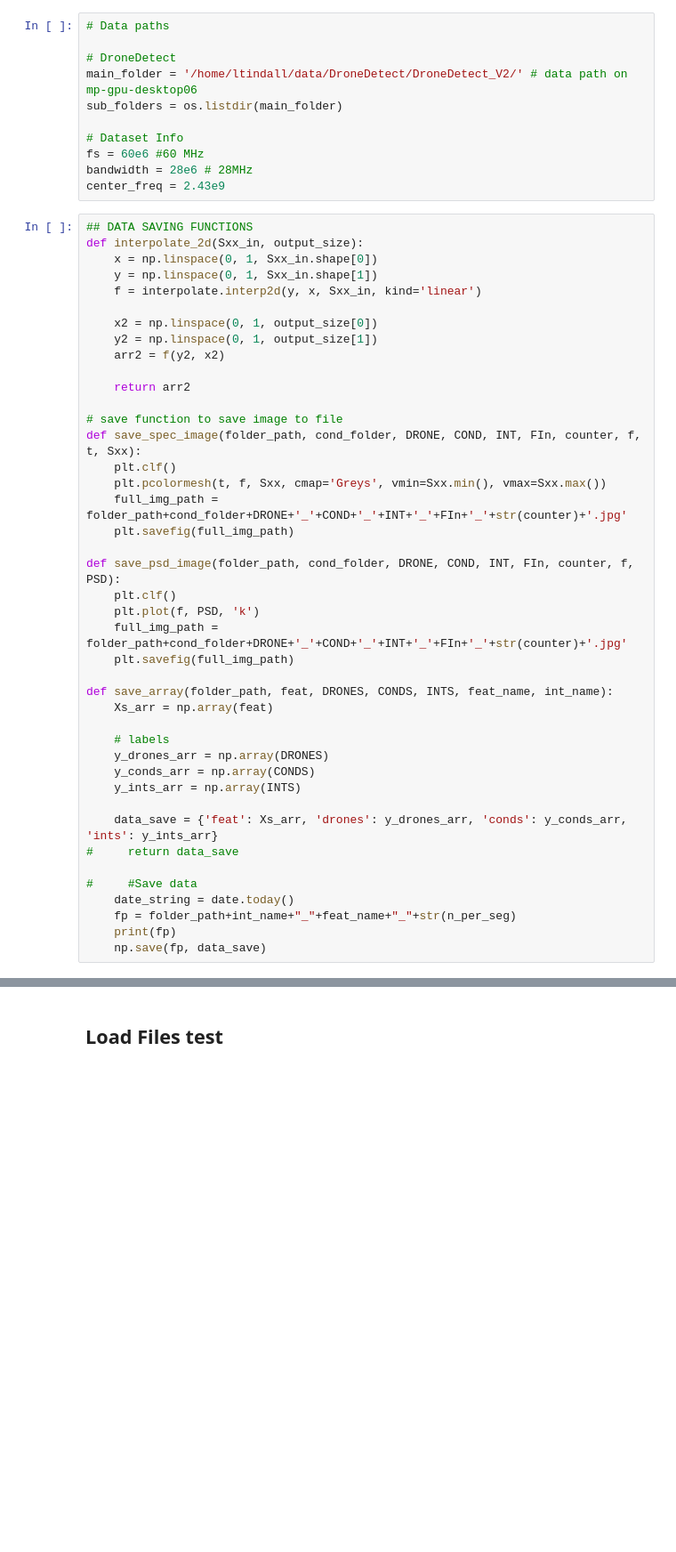
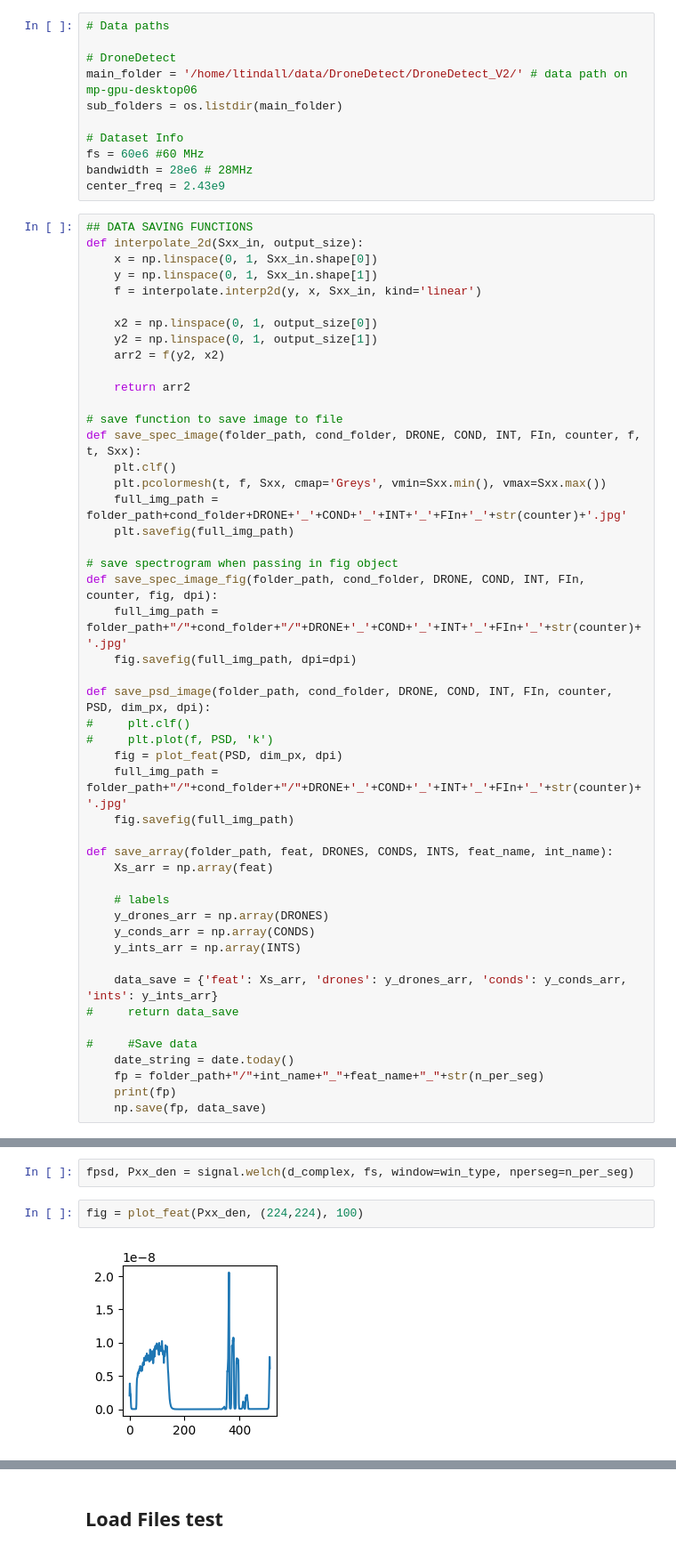
Before and after one commit to IQTLabs/RFClassification, a Jupyter notebook: Generate DroneDetect Features.ipynb, the cells around one changed output, grey strips where cells are left out. Shown at 89% size. Cells and saved outputs as stored; diff of their text form; blank space fills up the shorter version.

Commit message:
adding saving images

```diff
--- a/Generate DroneDetect Features.ipynb
+++ b/Generate DroneDetect Features.ipynb
@@ -50,11 +56,17 @@ def save_spec_image(folder_path, cond_folder, DRONE, COND, INT, FIn, counter, f,
     full_img_path = folder_path+cond_folder+DRONE+'_'+COND+'_'+INT+'_'+FIn+'_'+str(counter)+'.jpg'
     plt.savefig(full_img_path)
 
-def save_psd_image(folder_path, cond_folder, DRONE, COND, INT, FIn, counter, f, PSD):
-    plt.clf()
-    plt.plot(f, PSD, 'k')
-    full_img_path = folder_path+cond_folder+DRONE+'_'+COND+'_'+INT+'_'+FIn+'_'+str(counter)+'.jpg'
-    plt.savefig(full_img_path)
+# save spectrogram when passing in fig object
+def save_spec_image_fig(folder_path, cond_folder, DRONE, COND, INT, FIn, counter, fig, dpi):
+    full_img_path = folder_path+"/"+cond_folder+"/"+DRONE+'_'+COND+'_'+INT+'_'+FIn+'_'+str(counter)+'.jpg'
+    fig.savefig(full_img_path, dpi=dpi)
+
+def save_psd_image(folder_path, cond_folder, DRONE, COND, INT, FIn, counter, PSD, dim_px, dpi):
+#     plt.clf()
+#     plt.plot(f, PSD, 'k')
+    fig = plot_feat(PSD, dim_px, dpi)
+    full_img_path = folder_path+"/"+cond_folder+"/"+DRONE+'_'+COND+'_'+INT+'_'+FIn+'_'+str(counter)+'.jpg'
+    fig.savefig(full_img_path)
 
 def save_array(folder_path, feat, DRONES, CONDS, INTS, feat_name, int_name):
     Xs_arr = np.array(feat)
@@ -69,7 +81,7 @@ def save_array(folder_path, feat, DRONES, CONDS, INTS, feat_name, int_name):
 
 #     #Save data
     date_string = date.today()
-    fp = folder_path+int_name+"_"+feat_name+"_"+str(n_per_seg)
+    fp = folder_path+"/"+int_name+"_"+feat_name+"_"+str(n_per_seg)
     print(fp)
     np.save(fp, data_save)
 # %%
@@ -184,0 +254,6 @@ current folder:  WIFI
+# %%
+fpsd, Pxx_den = signal.welch(d_complex, fs, window=win_type, nperseg=n_per_seg)
+# %%
+fig = plot_feat(Pxx_den, (224,224), 100)
+# %% [output]
+[figure, added]
```
Also changed, not shown: parts of 10 cells of this notebook, 1 other file.
